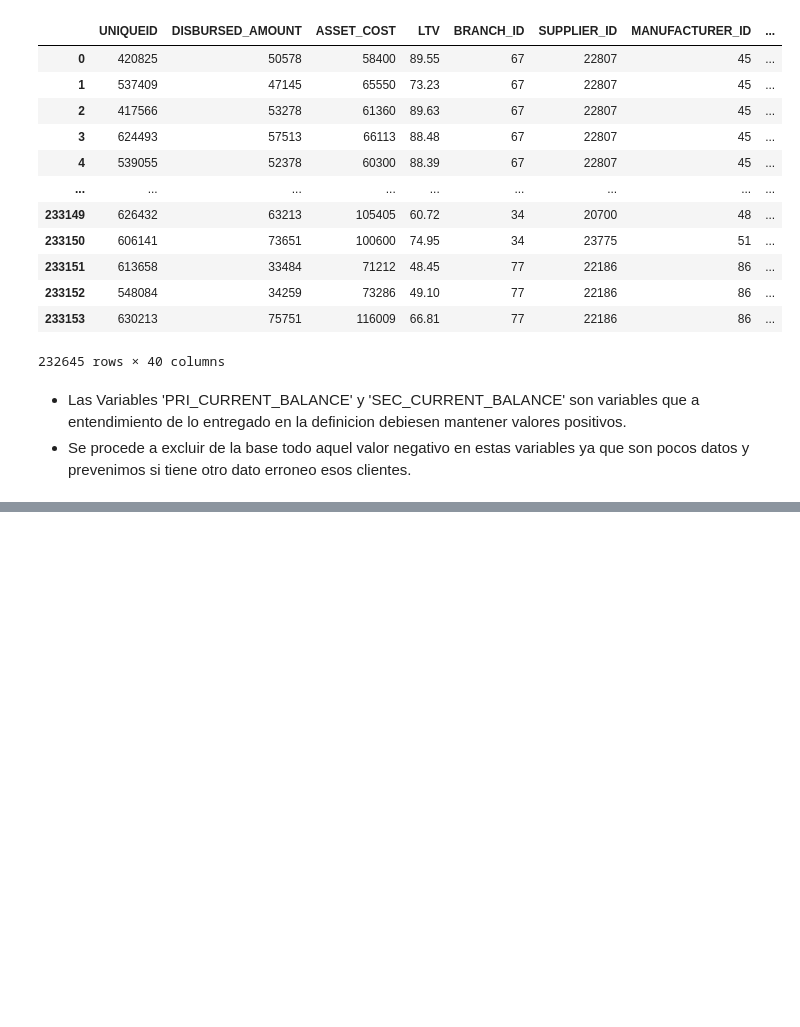
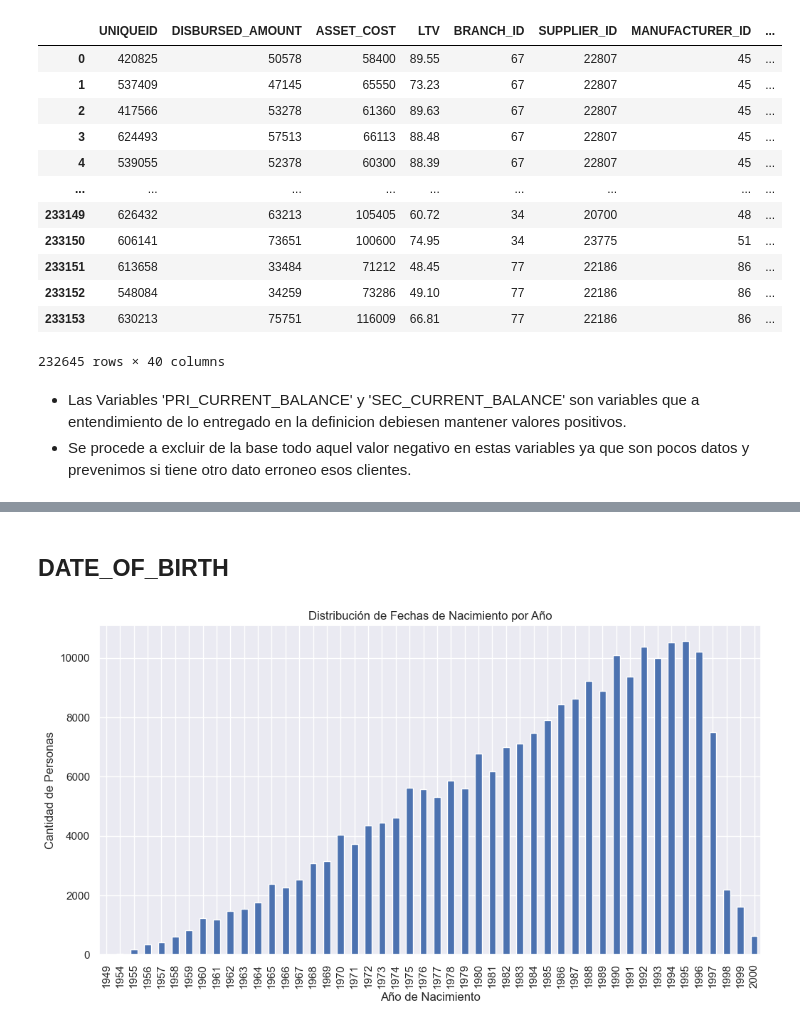
Before and after one commit to GabVergara/Alkemy, a Jupyter notebook: Prueba_alkemy.ipynb, the cells around one changed output, grey strips where cells are left out. Cells and saved outputs as stored; diff of their text form; code cells hidden in the pictures; blank space fills up the shorter version.

```diff
--- a/Prueba_alkemy.ipynb
+++ b/Prueba_alkemy.ipynb
@@ -391,0 +622,13 @@ df
+# %%
+# Define una función para convertir la duración a meses
+def convertir_a_meses(duracion):
+        match = re.match(r'(\d+)yrs (\d+)mon', duracion)
+        if match:
+                anios, meses = map(int, match.groups())
+                return anios * 12 + meses
+        else:
+                return None
+
+# Aplica la función a la columna 'Duracion' para obtener una nueva columna 'DuracionEnMeses'
+df['AVERAGE_ACCT_AGE_Meses'] = df['AVERAGE_ACCT_AGE'].apply(convertir_a_meses)
+df['CREDIT_HISTORY_LENGTH_Meses'] = df['CREDIT_HISTORY_LENGTH'].apply(convertir_a_meses)
@@ -391,0 +724,19 @@ df
+# %% [markdown]
+## DATE_OF_BIRTH
+# %%
+coso = ['DATE_OF_BIRTH', 'DISBURSAL_DATE']
+
+for i in coso:
+        df[i] = pd.to_datetime(df[i], format='%d-%m-%Y')
+
+df['YEAR_OF_BIRTH'] = df['DATE_OF_BIRTH'].dt.year
+
+prueba = df['YEAR_OF_BIRTH'].value_counts().sort_index()
+
+prueba.plot(kind='bar', figsize=(12, 6))
+plt.title('Distribución de Fechas de Nacimiento por Año')
+plt.xlabel('Año de Nacimiento')
+plt.ylabel('Cantidad de Personas')
+plt.show()
+# %% [output]
+[figure, added]
```
Also changed, not shown: parts of 189 cells of this notebook.
